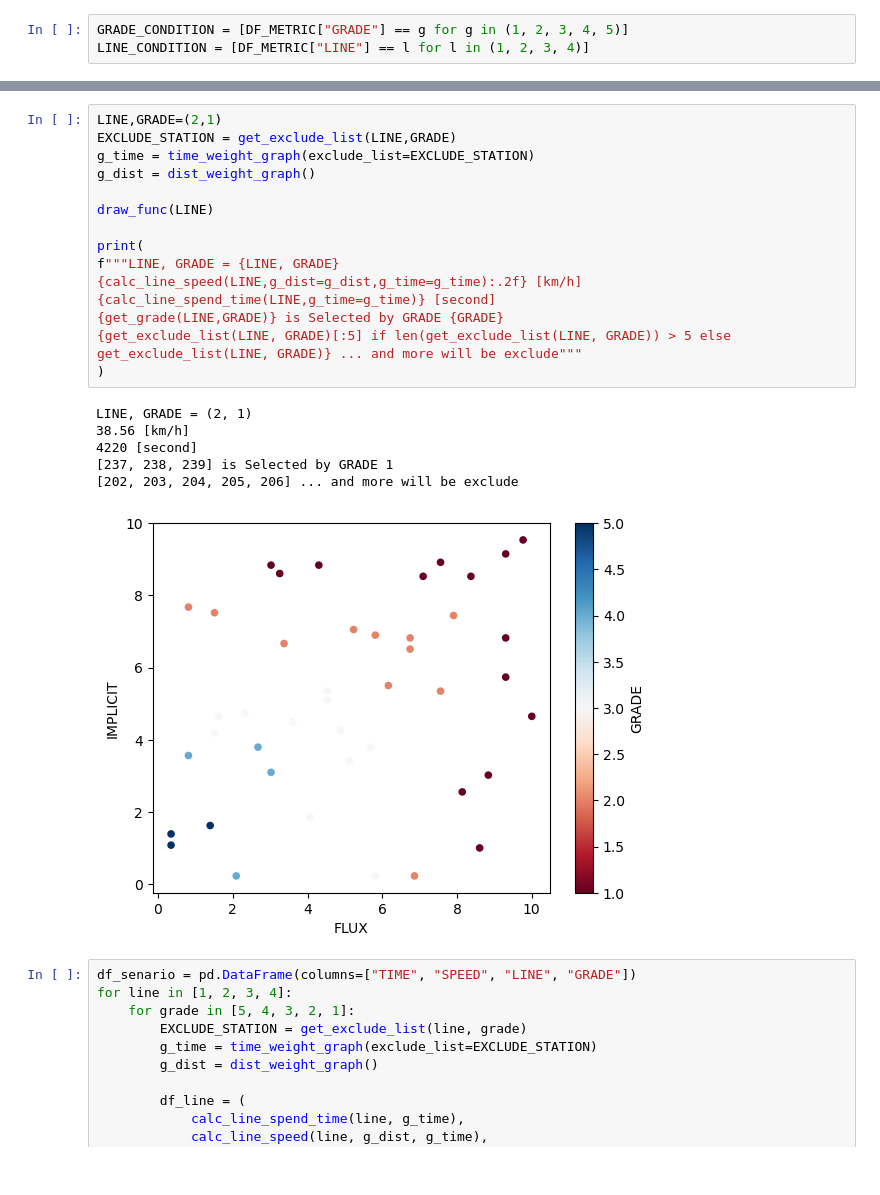
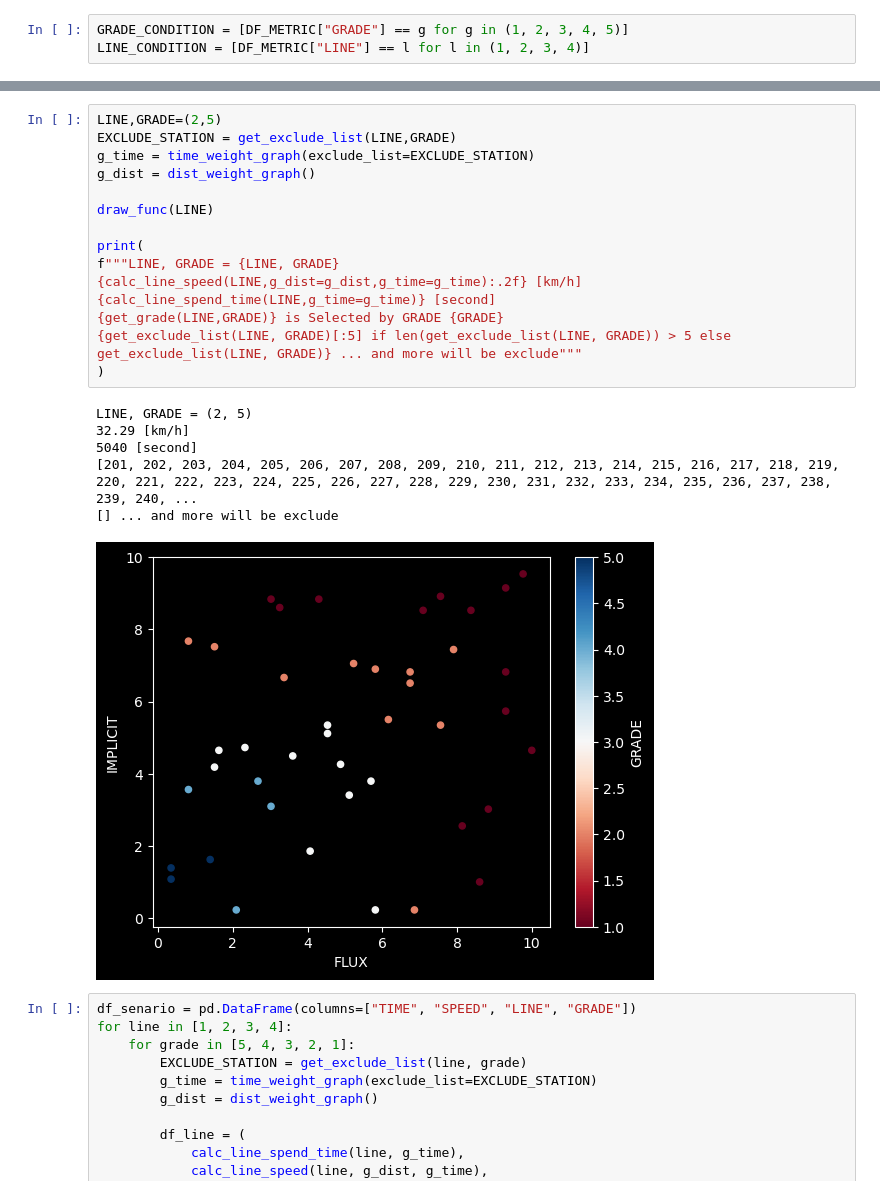
Before and after one commit to TriFullKim/DataAnalysis-ExpressStationSelectionBusan, a Jupyter notebook: trimmingSession/11-senario.ipynb, the cells around one changed output, grey strips where cells are left out. Cells and saved outputs as stored; diff of their text form.

```diff
--- a/trimmingSession/11-senario.ipynb
+++ b/trimmingSession/11-senario.ipynb
@@ -53,27 +56,27 @@ def get_exclude_list(LINE, GRADE):
 
 assert 0 == len(set(get_grade(1, 1)) & set(get_exclude_list(1, 1)))
 # %%
-LINE,GRADE=(2,1)
+LINE,GRADE=(2,5)
 EXCLUDE_STATION = get_exclude_list(LINE,GRADE)
 g_time = time_weight_graph(exclude_list=EXCLUDE_STATION)
 g_dist = dist_weight_graph()
 
 draw_func(LINE)
 
 print(
 f"""LINE, GRADE = {LINE, GRADE}
 {calc_line_speed(LINE,g_dist=g_dist,g_time=g_time):.2f} [km/h]
 {calc_line_spend_time(LINE,g_time=g_time)} [second]
 {get_grade(LINE,GRADE)} is Selected by GRADE {GRADE}
 {get_exclude_list(LINE, GRADE)[:5] if len(get_exclude_list(LINE, GRADE)) > 5 else get_exclude_list(LINE, GRADE)} ... and more will be exclude"""
 )
 # %% [output]
-LINE, GRADE = (2, 1)
-38.56 [km/h]
-4220 [second]
-[237, 238, 239] is Selected by GRADE 1
-[202, 203, 204, 205, 206] ... and more will be exclude
+LINE, GRADE = (2, 5)
+32.29 [km/h]
+5040 [second]
+[201, 202, 203, 204, 205, 206, 207, 208, 209, 210, 211, 212, 213, 214, 215, 216, 217, 218, 219, 220, 221, 222, 223, 224, 225, 226, 227, 228, 229, 230, 231, 232, 233, 234, 235, 236, 237, 238, 239, 240, ...
+[] ... and more will be exclude
-[figure, old version]
+[figure, new version]
 # %%
 df_senario = pd.DataFrame(columns=["TIME", "SPEED", "LINE", "GRADE"])
 for line in [1, 2, 3, 4]:
```
Also changed, not shown: parts of 10 cells of this notebook, 3 other files.
